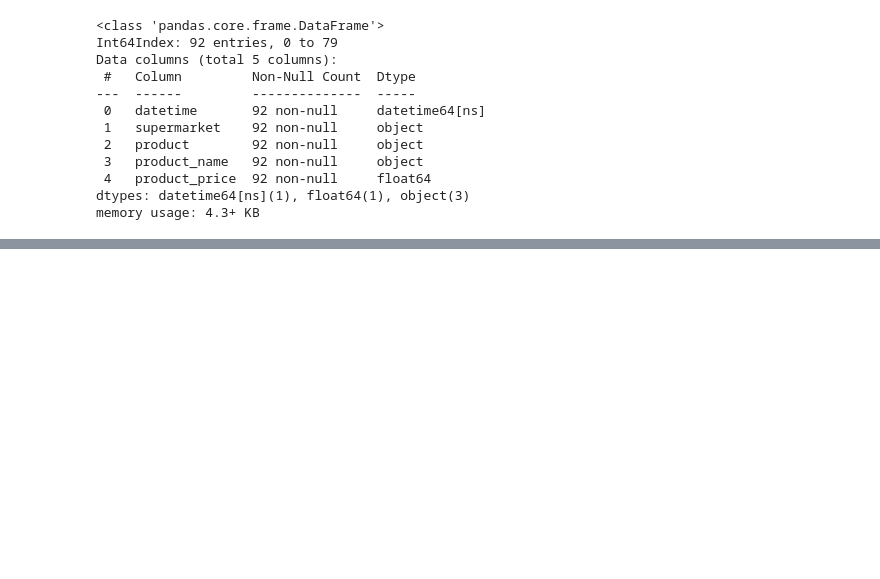
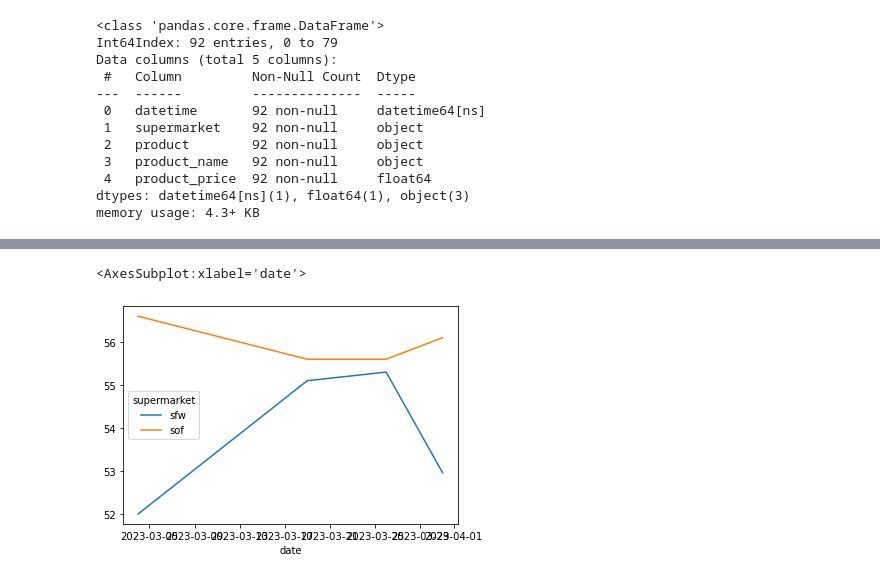
Before and after one commit to clayamakita/webscraping_project_01, a Jupyter notebook: analysis_webscraping.ipynb, the cells around one changed output, grey strips where cells are left out. Saved outputs shown, nothing was run; the diff lists cells and outputs as text; code cells hidden in the pictures; blank space fills up the shorter version.

Commit message:
Continued analysis of results on Jupyter Notebook

```diff
--- a/analysis_webscraping.ipynb
+++ b/analysis_webscraping.ipynb
@@ -122,0 +114,5 @@ webscraping_results
+# %%
+# crate a column just for the date the scraping was done
+webscraping_results['date'] = webscraping_results['datetime'].dt.date
+
+webscraping_results.head()
@@ -122,0 +188,5 @@ webscraping_results
+# %%
+webscraping_results[webscraping_results['datetime'] > '2023-02-26'].groupby(['date', 'supermarket'])['product_price'].sum().unstack().plot(legend=True)
+# %% [output]
+<AxesSubplot:xlabel='date'>
+[figure, added]
```
Also changed, not shown: parts of 8 cells of this notebook.
